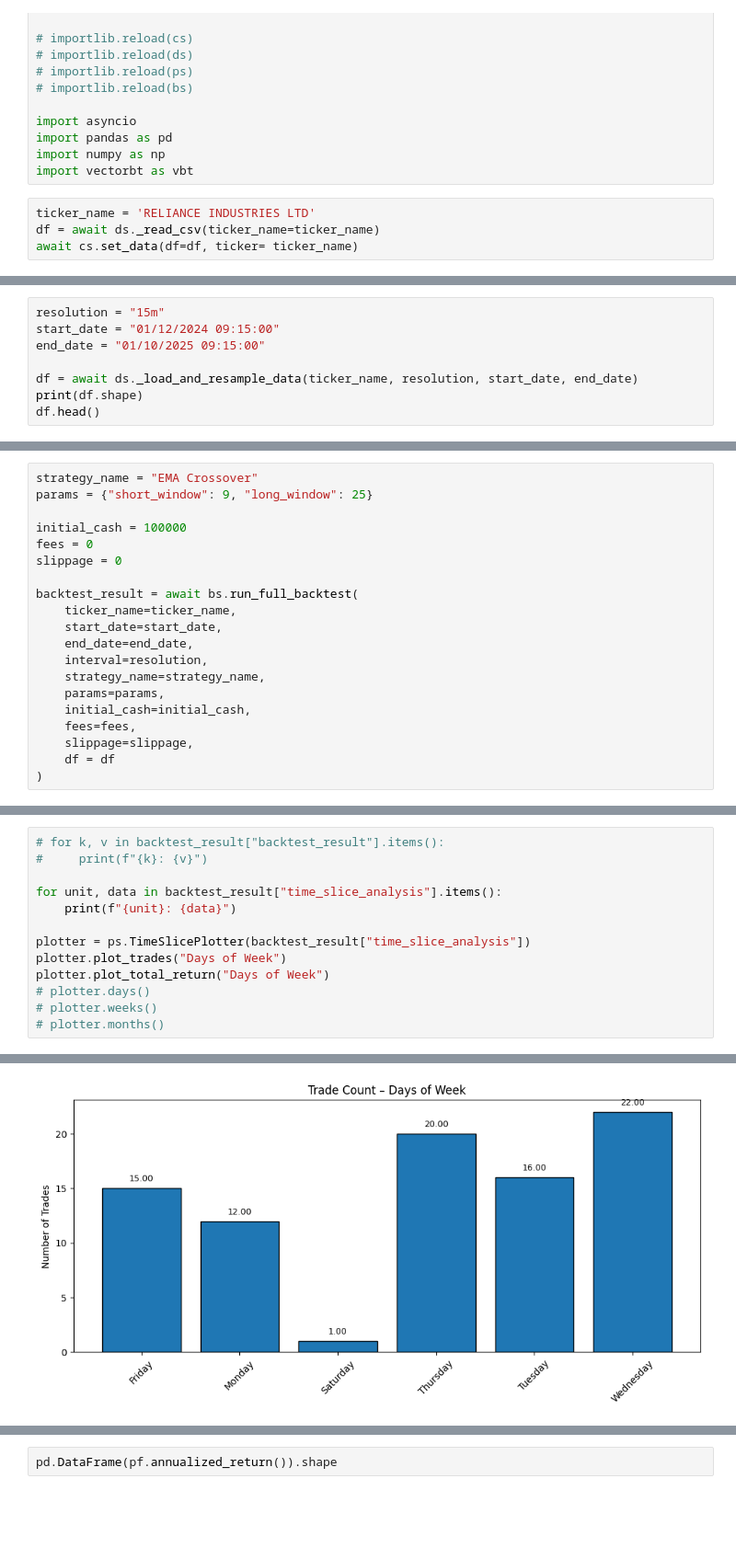
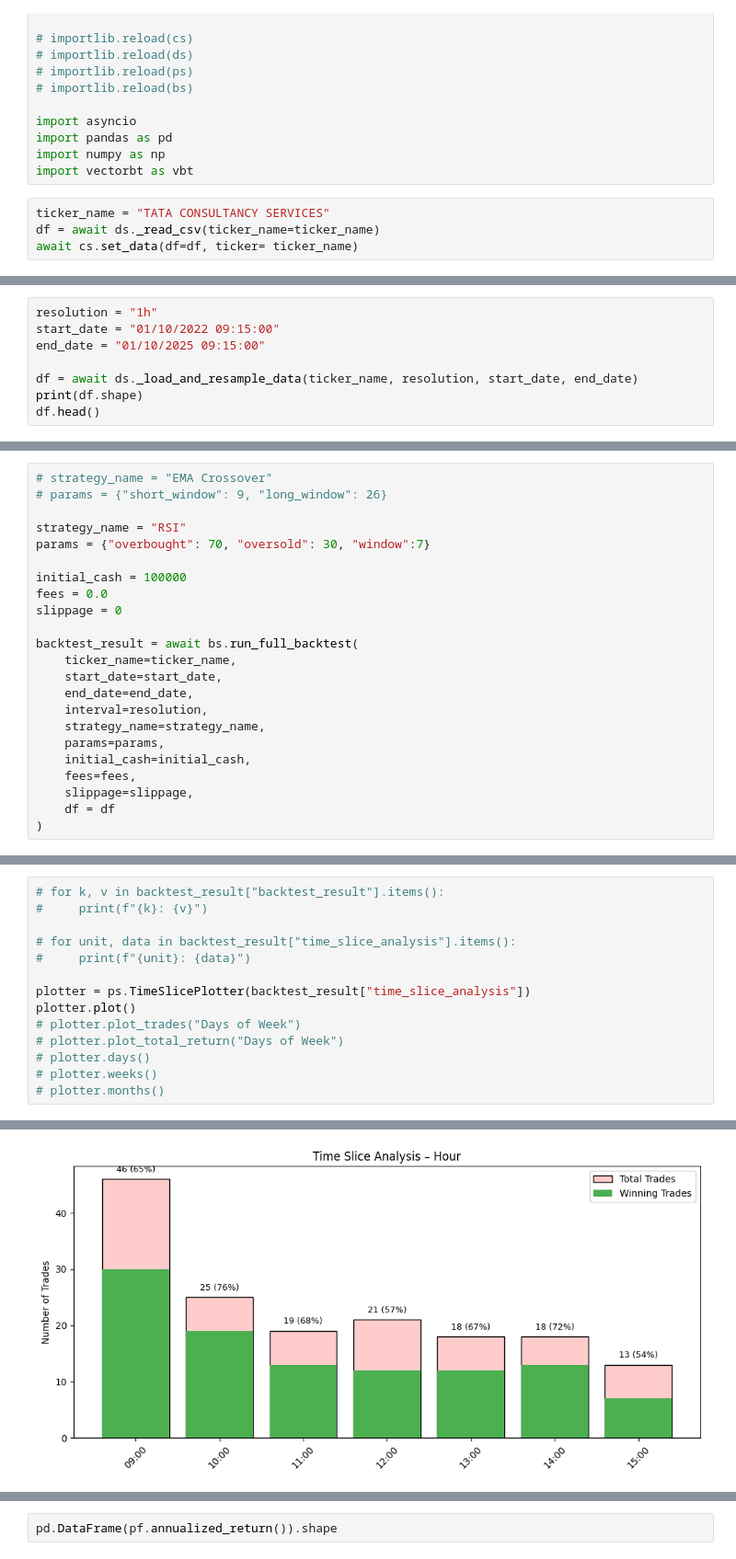
Before and after one commit to rahulkhichar7/HedgeOne-Quant, a Jupyter notebook: test_strategies.ipynb, the cells around one changed output, grey strips where cells are left out. Shown: that part at 92% size. Drawn from its saved outputs; the diff is of its cells as text; blank space fills up the shorter version.

Commit message:
updated date_time column in data load + expended data to 15

```diff
--- a/test_strategies.ipynb
+++ b/test_strategies.ipynb
@@ -34,7 +36,7 @@ import pandas as pd
 import numpy as np
 import vectorbt as vbt
 # %%
-ticker_name = 'RELIANCE INDUSTRIES LTD'
+ticker_name = "TATA CONSULTANCY SERVICES"
 df = await ds._read_csv(ticker_name=ticker_name)
 await cs.set_data(df=df, ticker= ticker_name)
 # %% [output]
@@ -49,6 +73,6 @@ cs.get_key_list()
 # %%
-resolution = "15m"
-start_date = "01/12/2024 09:15:00"
+resolution = "1h"
+start_date = "01/10/2022 09:15:00"
 end_date = "01/10/2025 09:15:00"
 
 df = await ds._load_and_resample_data(ticker_name, resolution, start_date, end_date)
@@ -66,9 +168,12 @@ df.head()
 # %%
-strategy_name = "EMA Crossover"
-params = {"short_window": 9, "long_window": 25}
+# strategy_name = "EMA Crossover"
+# params = {"short_window": 9, "long_window": 26}
+
+strategy_name = "RSI"
+params = {"overbought": 70, "oversold": 30, "window":7}
 
 initial_cash = 100000
-fees = 0
+fees = 0.0
 slippage = 0
 
 backtest_result = await bs.run_full_backtest(
@@ -97,12 +198,13 @@ backtest_result = await bs.run_full_backtest(
 # for k, v in backtest_result["backtest_result"].items():
 #     print(f"{k}: {v}")
 
-for unit, data in backtest_result["time_slice_analysis"].items():
-    print(f"{unit}: {data}")
+# for unit, data in backtest_result["time_slice_analysis"].items():
+#     print(f"{unit}: {data}")
 
 plotter = ps.TimeSlicePlotter(backtest_result["time_slice_analysis"])
-plotter.plot_trades("Days of Week")
-plotter.plot_total_return("Days of Week")
+plotter.plot()
+# plotter.plot_trades("Days of Week")
+# plotter.plot_total_return("Days of Week")
 # plotter.days()
 # plotter.weeks()
 # plotter.months()
@@ -115 +212 @@ Year: {'2024': {'trades_count': 8, 'total_return_pct': -2.01, 'win_rate_pct': 37
-[figure, old version]
+[figure, new version]
```
Also changed, not shown: parts of 17 cells of this notebook, 19 other files.
